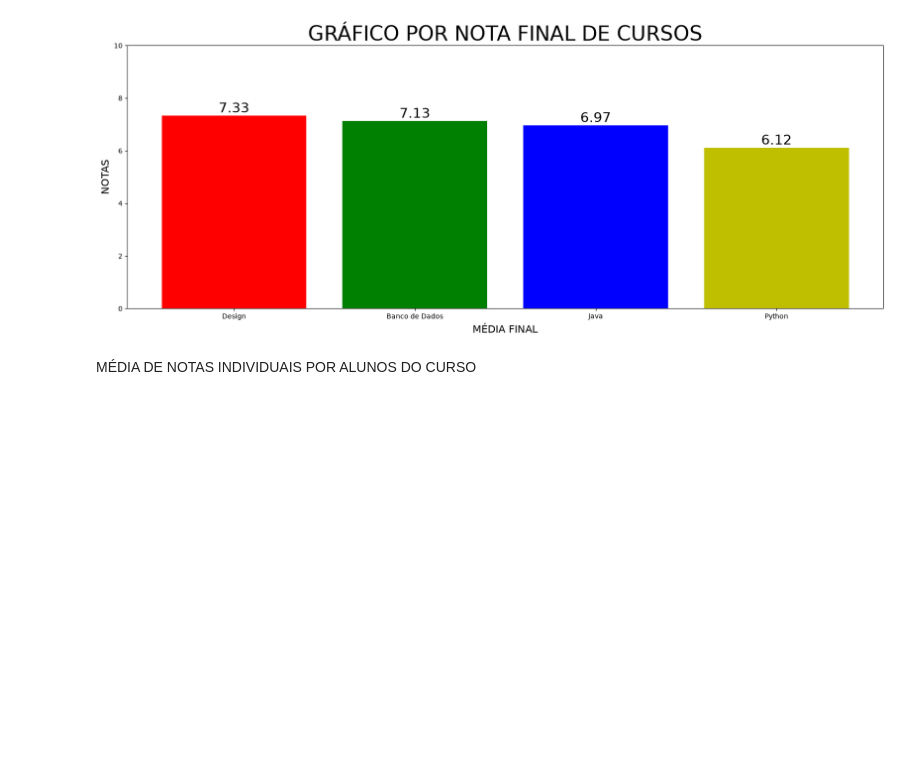
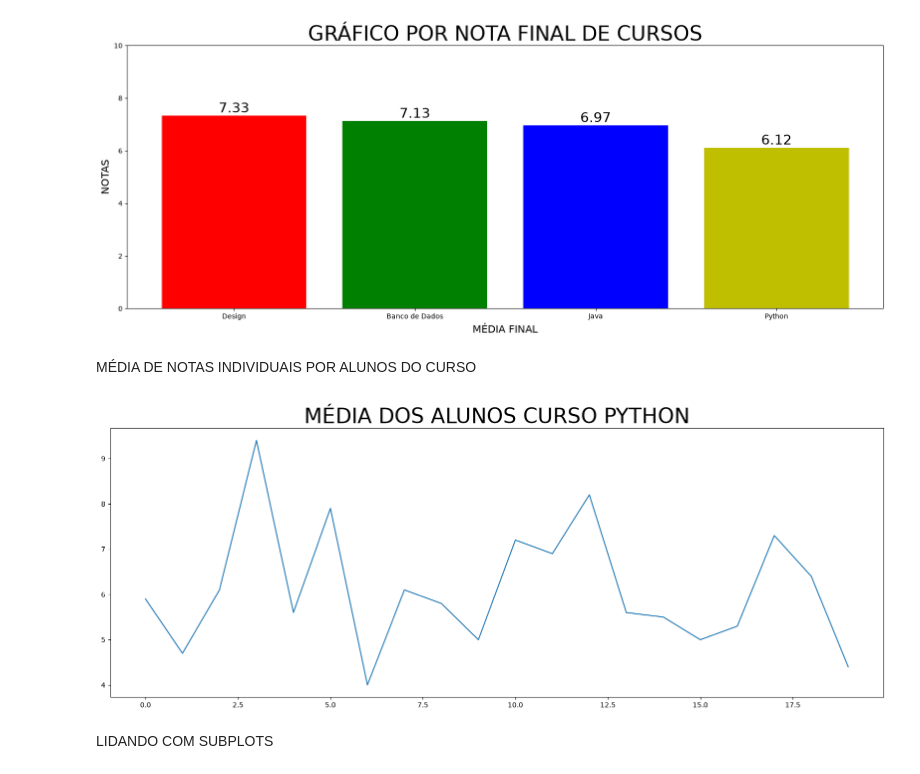
Before and after one commit to brunokisesenai/projeto_com_jupyter, a Jupyter notebook: aulas/matplotlib/aula2_graficos/Exemplo_Alunos_SENAI.ipynb, the cells around one changed output. Cells and saved outputs as stored; diff of their text form; code cells hidden in the pictures; blank space fills up the shorter version.

```diff
--- a/aulas/matplotlib/aula2_graficos/Exemplo_Alunos_SENAI.ipynb
+++ b/aulas/matplotlib/aula2_graficos/Exemplo_Alunos_SENAI.ipynb
@@ -77,3 +77,27 @@ Name: Media_Final, dtype: float64
 [figure]
 # %% [markdown]
 MÉDIA DE NOTAS INDIVIDUAIS POR ALUNOS DO CURSO
+# %%
+notas_python = df_alunos[
+    df_alunos["Curso"] == "Python"
+].reset_index(drop=True)
+
+
+#print(notas_python)
+
+plt.figure(figsize=(20,7))
+
+
+plt.plot(notas_python.index,
+         notas_python["Media_Final"],
+
+)
+
+
+plt.title("MÉDIA DOS ALUNOS CURSO PYTHON",fontsize=30)
+
+plt.show()
+# %% [output]
+[figure, added]
+# %% [markdown]
+LIDANDO COM SUBPLOTS
```
